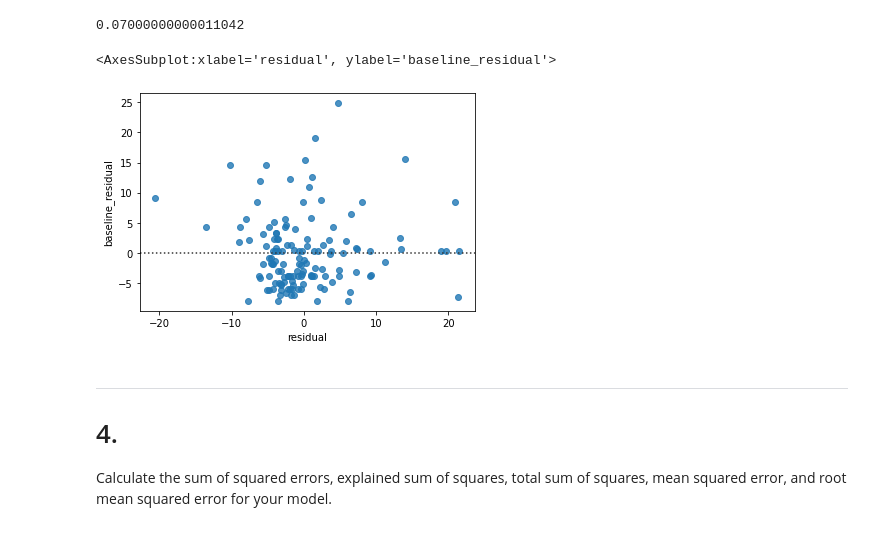
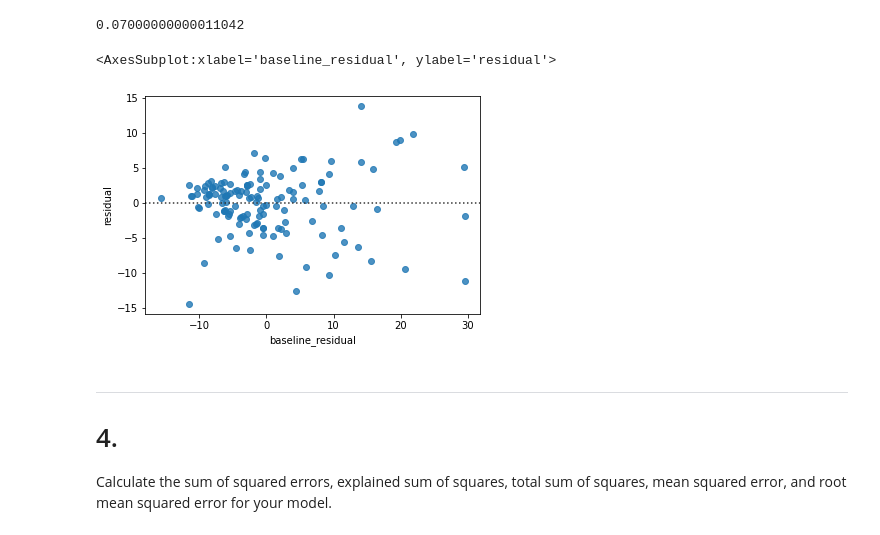
Before and after one commit to VelasquezAlejandro044/regression-exercises, a Jupyter notebook: evaluate.ipynb, the cells around one changed output. Drawn from its saved outputs; the diff is of its cells as text; code cells hidden in the pictures.

```diff
--- a/evaluate.ipynb
+++ b/evaluate.ipynb
@@ -217,10 +223,10 @@ train.baseline_residual.sum()
 # %% [output]
 0.07000000000011042
 # %%
-sns.residplot(x = train.residual, y = train.baseline_residual)
+sns.residplot(x = train.baseline_residual, y = train.residual)
 # %% [output]
-<AxesSubplot:xlabel='residual', ylabel='baseline_residual'>
+<AxesSubplot:xlabel='baseline_residual', ylabel='residual'>
-[figure, old version]
+[figure, new version]
 # %% [markdown]
 ------
 # 4.
```
Also changed, not shown: parts of 15 cells of this notebook, 2 other files.
